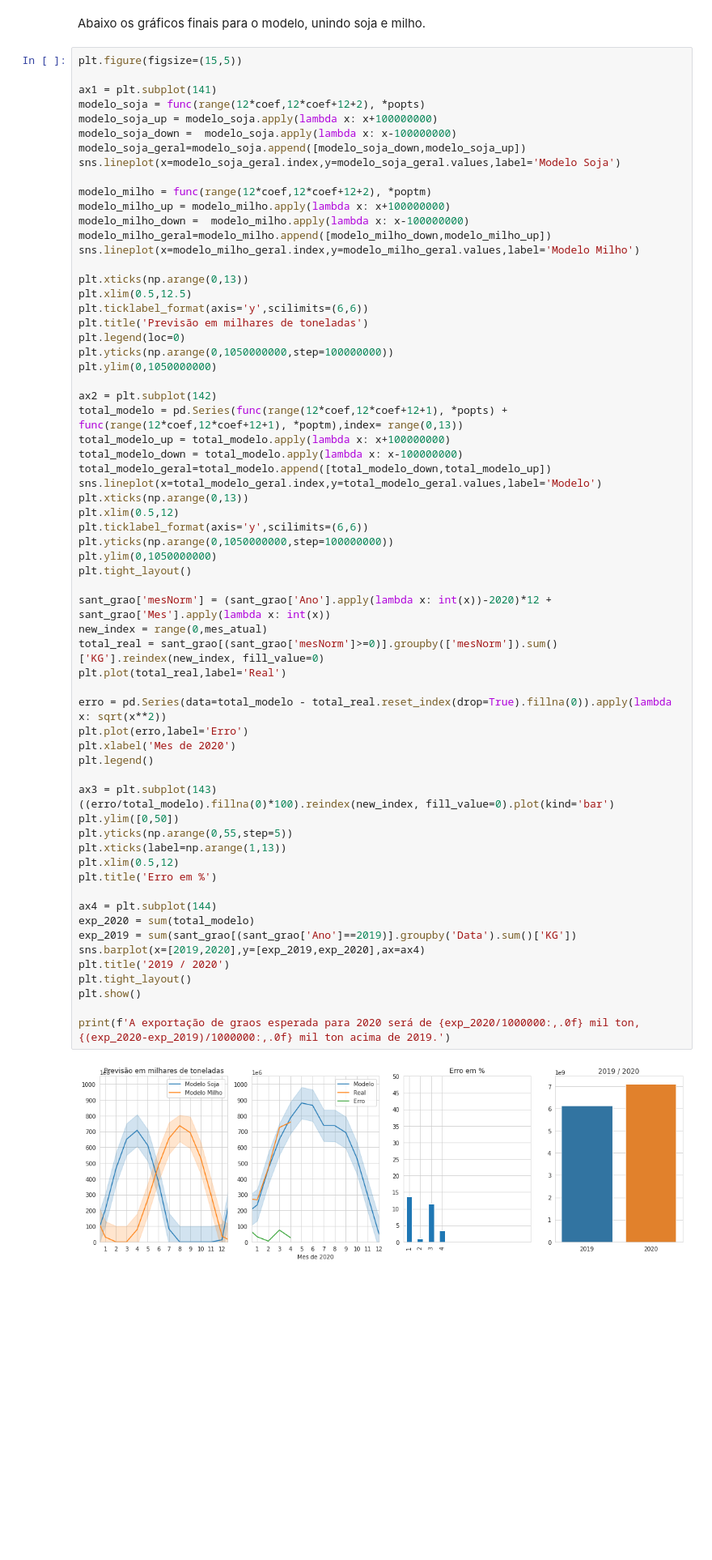
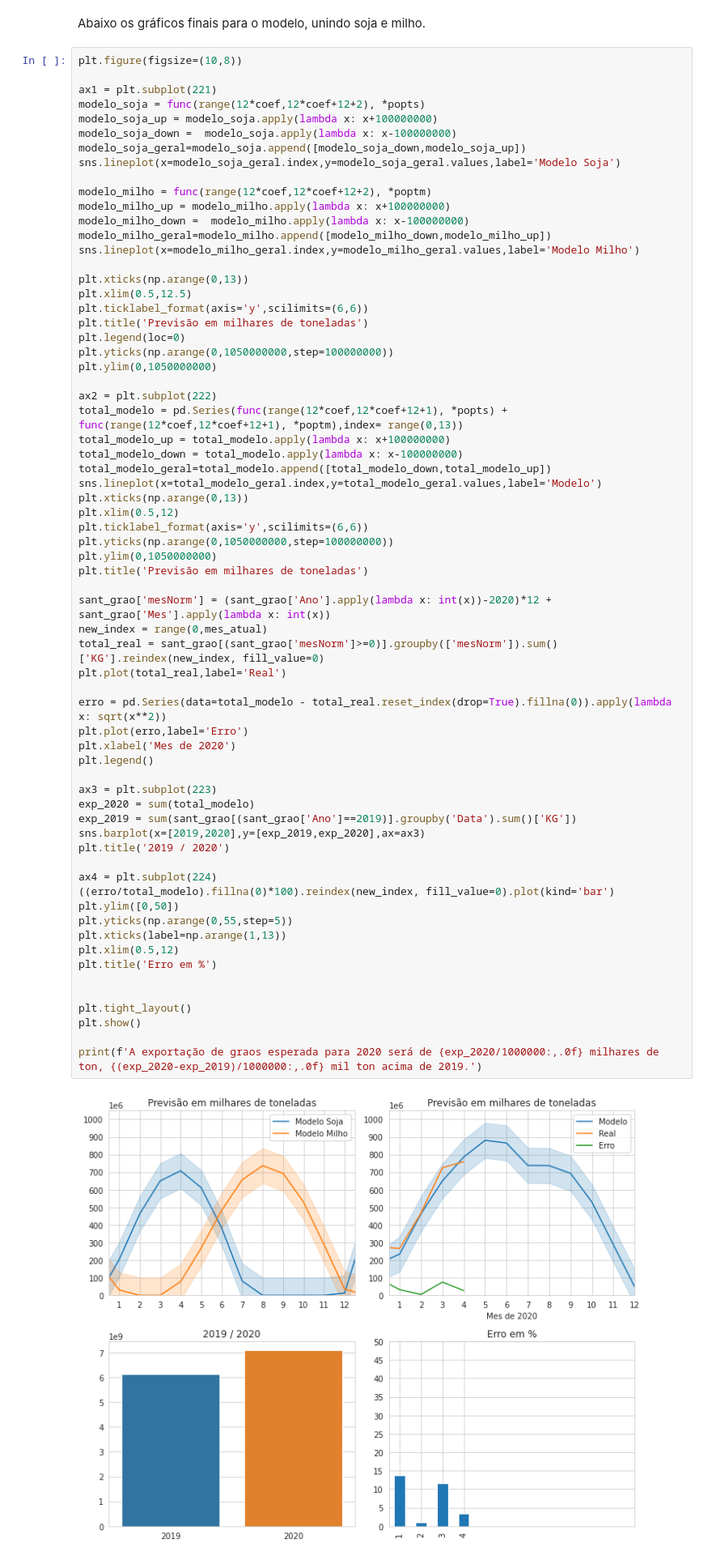
Before and after one commit to Trajanolc/Analise_Graos_Santarem, a Jupyter notebook: Analise_Exportação_Por_porto_Santarém.ipynb, the cells around one changed output. Shown at 81% size. Cells and saved outputs as stored; diff of their text form; blank space fills up the shorter version.

```diff
--- a/Analise_Exportação_Por_porto_Santarém.ipynb
+++ b/Analise_Exportação_Por_porto_Santarém.ipynb
@@ -414,9 +417,9 @@ A exportação de Milho esperada para 2020 será de 3,763 mil ton, 446 mil ton a
 # %% [markdown]
 Abaixo os gráficos finais para o modelo, unindo soja e milho.
 # %%
-plt.figure(figsize=(15,5))
+plt.figure(figsize=(10,8))
 
-ax1 = plt.subplot(141)
+ax1 = plt.subplot(221)
 modelo_soja = func(range(12*coef,12*coef+12+2), *popts)
 modelo_soja_up = modelo_soja.apply(lambda x: x+100000000)
 modelo_soja_down =  modelo_soja.apply(lambda x: x-100000000)
@@ -437,45 +440,47 @@ plt.legend(loc=0)
 plt.yticks(np.arange(0,1050000000,step=100000000))
 plt.ylim(0,1050000000)
 
-ax2 = plt.subplot(142)
+ax2 = plt.subplot(222)
 total_modelo = pd.Series(func(range(12*coef,12*coef+12+1), *popts) + func(range(12*coef,12*coef+12+1), *poptm),index= range(0,13))
 total_modelo_up = total_modelo.apply(lambda x: x+100000000)
 total_modelo_down = total_modelo.apply(lambda x: x-100000000)
 total_modelo_geral=total_modelo.append([total_modelo_down,total_modelo_up])
 sns.lineplot(x=total_modelo_geral.index,y=total_modelo_geral.values,label='Modelo')
 plt.xticks(np.arange(0,13))
 plt.xlim(0.5,12)
 plt.ticklabel_format(axis='y',scilimits=(6,6))
 plt.yticks(np.arange(0,1050000000,step=100000000))
 plt.ylim(0,1050000000)
-plt.tight_layout()
+plt.title('Previsão em milhares de toneladas')
 
 sant_grao['mesNorm'] = (sant_grao['Ano'].apply(lambda x: int(x))-2020)*12 + sant_grao['Mes'].apply(lambda x: int(x))
 new_index = range(0,mes_atual)
 total_real = sant_grao[(sant_grao['mesNorm']>=0)].groupby(['mesNorm']).sum()['KG'].reindex(new_index, fill_value=0)
 plt.plot(total_real,label='Real')
 
 erro = pd.Series(data=total_modelo - total_real.reset_index(drop=True).fillna(0)).apply(lambda x: sqrt(x**2))
 plt.plot(erro,label='Erro')
 plt.xlabel('Mes de 2020')
 plt.legend()
 
-ax3 = plt.subplot(143)
+ax3 = plt.subplot(223)
+exp_2020 = sum(total_modelo)
+exp_2019 = sum(sant_grao[(sant_grao['Ano']==2019)].groupby('Data').sum()['KG'])
+sns.barplot(x=[2019,2020],y=[exp_2019,exp_2020],ax=ax3)
+plt.title('2019 / 2020')
+
+ax4 = plt.subplot(224)
 ((erro/total_modelo).fillna(0)*100).reindex(new_index, fill_value=0).plot(kind='bar')
 plt.ylim([0,50])
 plt.yticks(np.arange(0,55,step=5))
 plt.xticks(label=np.arange(1,13))
 plt.xlim(0.5,12)
 plt.title('Erro em %')
 
-ax4 = plt.subplot(144)
-exp_2020 = sum(total_modelo)
-exp_2019 = sum(sant_grao[(sant_grao['Ano']==2019)].groupby('Data').sum()['KG'])
-sns.barplot(x=[2019,2020],y=[exp_2019,exp_2020],ax=ax4)
-plt.title('2019 / 2020')
+
 plt.tight_layout()
 plt.show()
 
-print(f'A exportação de graos esperada para 2020 será de {exp_2020/1000000:,.0f} mil ton, {(exp_2020-exp_2019)/1000000:,.0f} mil ton acima de 2019.')
+print(f'A exportação de graos esperada para 2020 será de {exp_2020/1000000:,.0f} milhares de ton, {(exp_2020-exp_2019)/1000000:,.0f} mil ton acima de 2019.')
 # %% [output]
-[figure, old version]
+[figure, new version]
```
Also changed, not shown: parts of 6 cells of this notebook.
